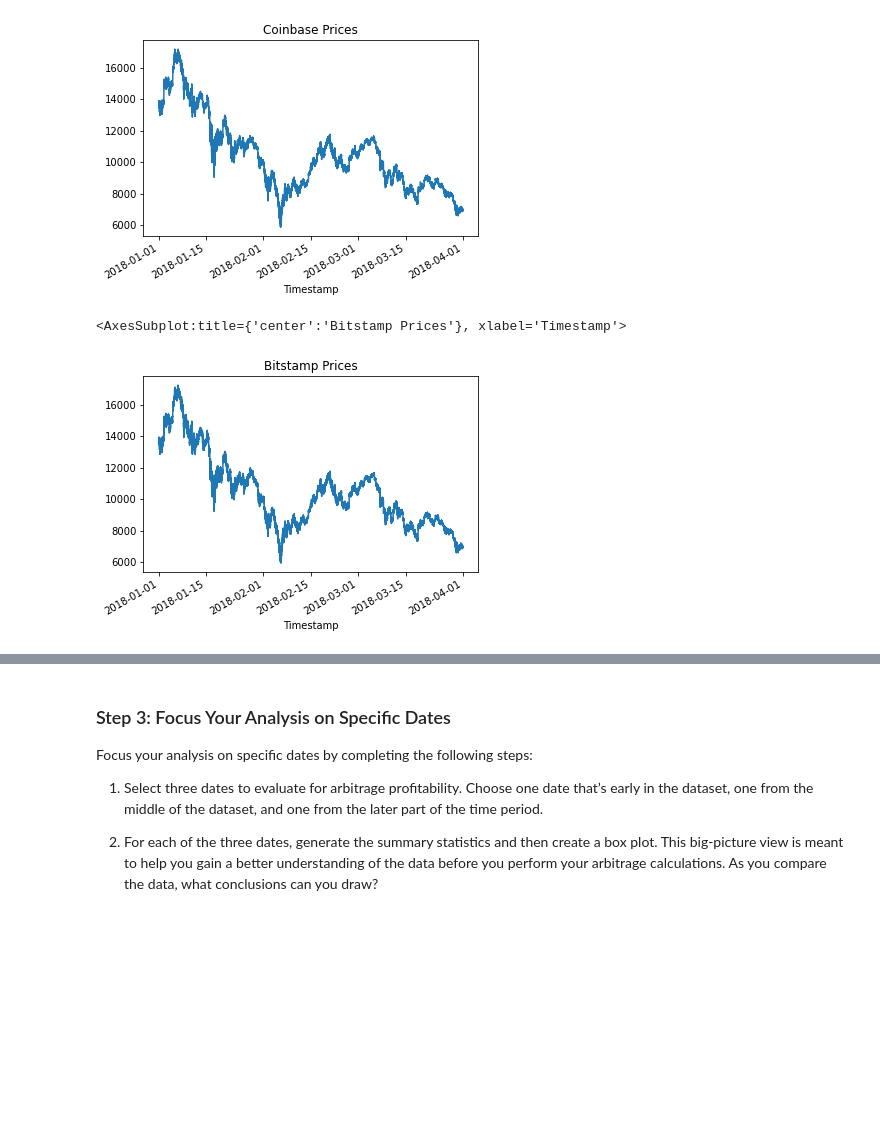
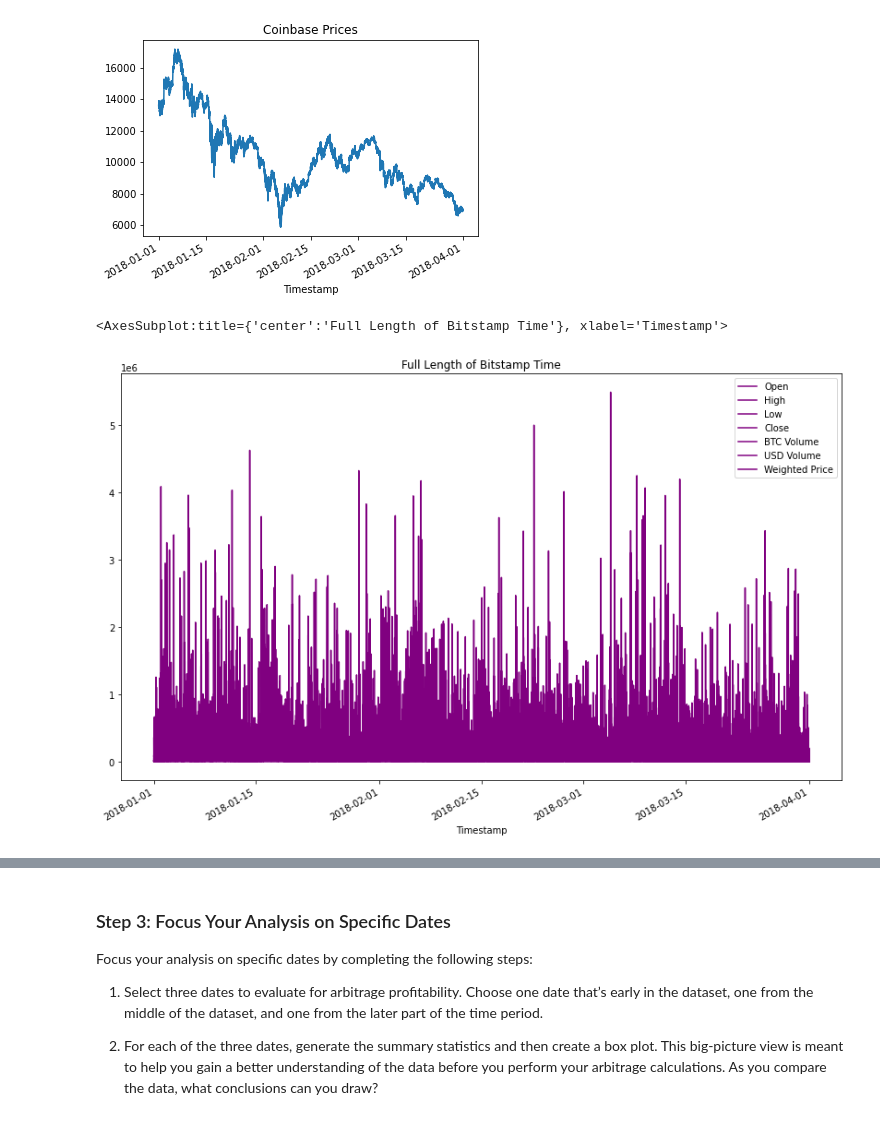
Before and after one commit to jpqt/Challenge_3, a Jupyter notebook: Starter_Code/crypto_arbitrage.ipynb, the cells around one changed output, grey strips where cells are left out. Drawn from its saved outputs; the diff is of its cells as text; code cells hidden in the pictures; blank space fills up the shorter version.

```diff
--- a/Starter_Code/crypto_arbitrage.ipynb
+++ b/Starter_Code/crypto_arbitrage.ipynb
@@ -37,11 +37,11 @@ Instructions.
 # The CSV file is located in the Resources folder.
 # Set the index to the column "Date"
 # Set the parse_dates and infer_datetime_format parameters
-bitstamp = pd.read_csv(
-    Path('./Resources/bitstamp.csv'),
-         index_col="Timestamp",
-         parse_dates=True,
-         infer_datetime_format=True)
+bitstamp = pd.read_csv(Path("./Resources/bitstamp.csv"),
+    index_col="Timestamp",
+    parse_dates=True,
+    infer_datetime_format=True
+)
 # %% [markdown]
 ### Step 2: Use the `head` (and/or the `tail`) function to confirm that Pandas properly imported the data.
 # %%
@@ -311,10 +283,10 @@ Sort through the time series data associated with the bitstamp and coinbase Data
 # %%
 # Create a line plot for the coinbase DataFrame for the full length of time in the dataset
 # Be sure that the figure size, title, and color are tailored to each visualization
-# YOUR CODE HERE
+bitstamp.plot(figsize=(14,9), title="Full Length of Bitstamp Time", color="purple")
 # %% [output]
-<AxesSubplot:title={'center':'Bitstamp Prices'}, xlabel='Timestamp'>
+<AxesSubplot:title={'center':'Full Length of Bitstamp Time'}, xlabel='Timestamp'>
-[figure, old version]
+[figure, new version]
 # %%
 # Overlay the visualizations for the bitstamp and coinbase DataFrames in one plot
 # The plot should visualize the prices over the full lenth of the dataset
```
Also changed, not shown: parts of 43 cells of this notebook, 1 other file.
